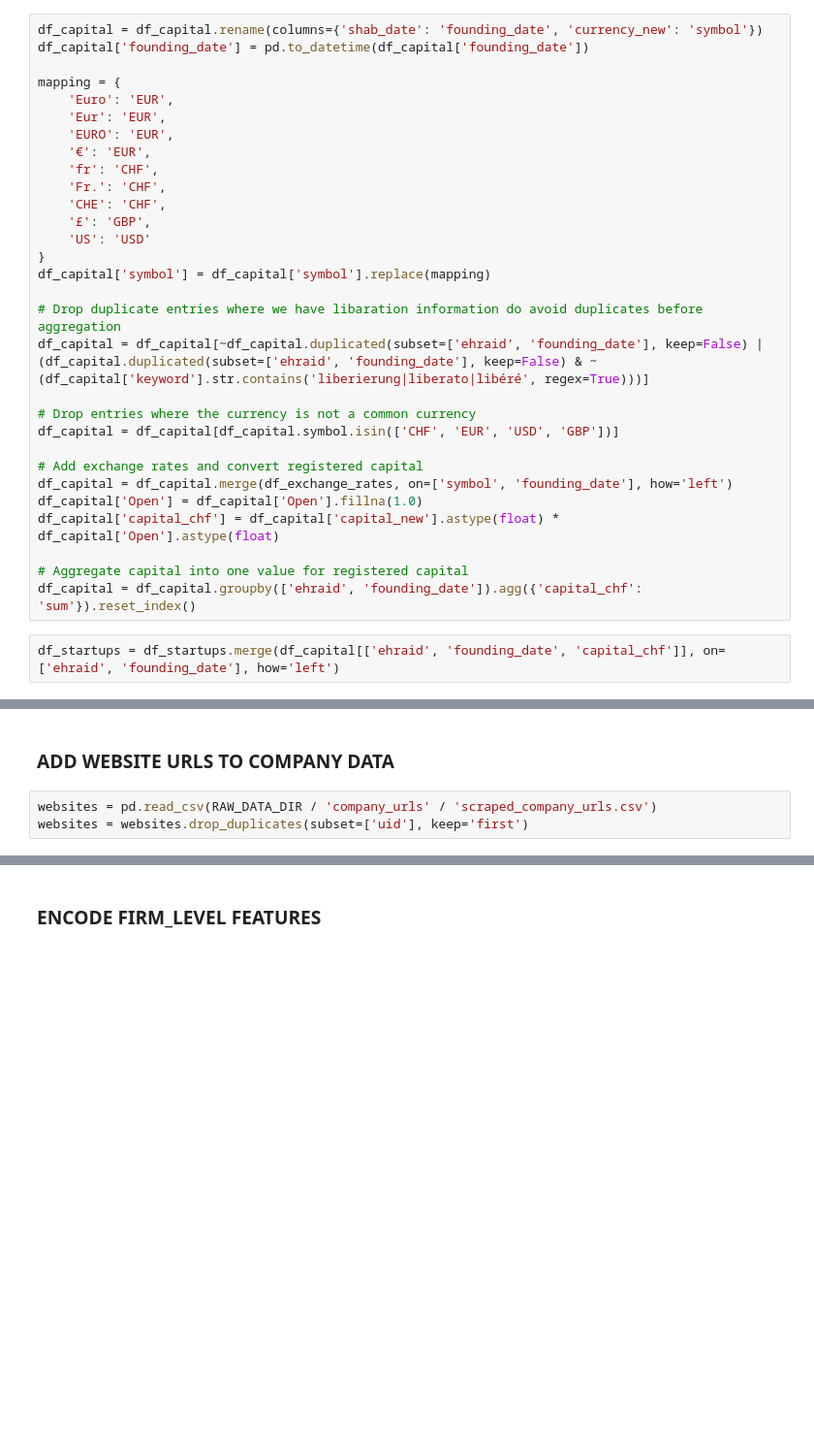
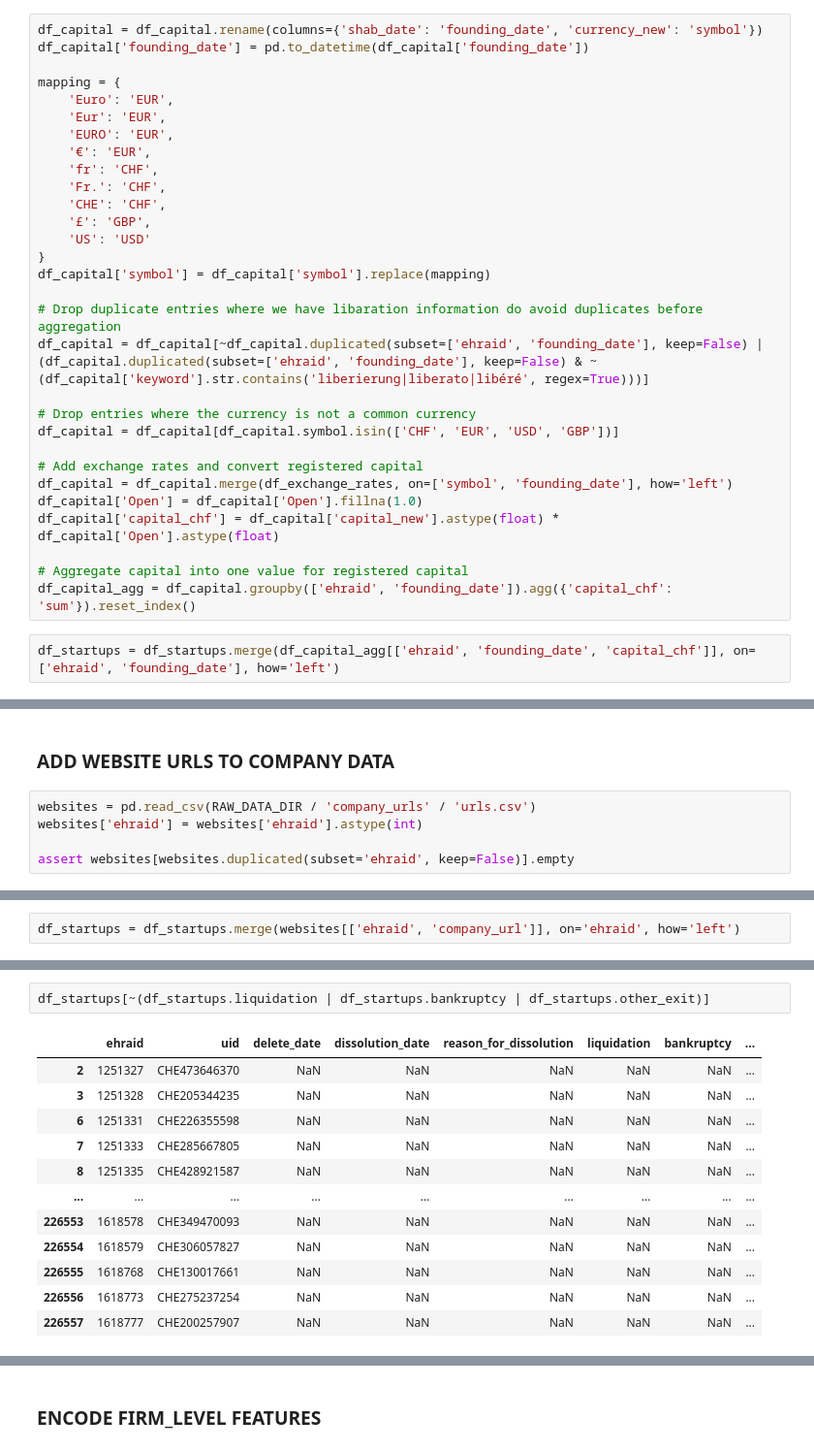
Before and after one commit to MaBlock7/company_success_prediction, a Jupyter notebook: success_prediction/zefix_feature_engineering.ipynb, the cells around one changed output, grey strips where cells are left out. Shown at 97% size. Drawn from its saved outputs; the diff is of its cells as text; blank space fills up the shorter version.

```diff
--- a/success_prediction/zefix_feature_engineering.ipynb
+++ b/success_prediction/zefix_feature_engineering.ipynb
@@ -339,7 +338,7 @@ df_capital['Open'] = df_capital['Open'].fillna(1.0)
 df_capital['capital_chf'] = df_capital['capital_new'].astype(float) * df_capital['Open'].astype(float)
 
 # Aggregate capital into one value for registered capital
-df_capital = df_capital.groupby(['ehraid', 'founding_date']).agg({'capital_chf': 'sum'}).reset_index()
+df_capital_agg = df_capital.groupby(['ehraid', 'founding_date']).agg({'capital_chf': 'sum'}).reset_index()
 # %%
-df_startups = df_startups.merge(df_capital[['ehraid', 'founding_date', 'capital_chf']], on=['ehraid', 'founding_date'], how='left')
+df_startups = df_startups.merge(df_capital_agg[['ehraid', 'founding_date', 'capital_chf']], on=['ehraid', 'founding_date'], how='left')
 # %%
@@ -361,5 +354,7 @@ df_startups
 # %% [markdown]
 ### ADD WEBSITE URLS TO COMPANY DATA
 # %%
-websites = pd.read_csv(RAW_DATA_DIR / 'company_urls' / 'scraped_company_urls.csv')
-websites = websites.drop_duplicates(subset=['uid'], keep='first')
+websites = pd.read_csv(RAW_DATA_DIR / 'company_urls' / 'urls.csv')
+websites['ehraid'] = websites['ehraid'].astype(int)
+
+assert websites[websites.duplicated(subset='ehraid', keep=False)].empty
@@ -381,0 +361,2 @@ websites
+# %%
+df_startups = df_startups.merge(websites[['ehraid', 'company_url']], on='ehraid', how='left')
@@ -381,0 +396,15 @@ websites
+# %%
+df_startups[~(df_startups.liquidation | df_startups.bankruptcy | df_startups.other_exit)]
+# %% [output]
+|  | ehraid | uid | delete_date | dissolution_date | reason_for_dissolution | liquidation | bankruptcy | ... |
+| 2 | 1251327 | CHE473646370 | NaN | NaN | NaN | NaN | NaN | ... |
+| 3 | 1251328 | CHE205344235 | NaN | NaN | NaN | NaN | NaN | ... |
+| 6 | 1251331 | CHE226355598 | NaN | NaN | NaN | NaN | NaN | ... |
+| 7 | 1251333 | CHE285667805 | NaN | NaN | NaN | NaN | NaN | ... |
+| 8 | 1251335 | CHE428921587 | NaN | NaN | NaN | NaN | NaN | ... |
+| ... | ... | ... | ... | ... | ... | ... | ... | ... |
+| 226553 | 1618578 | CHE349470093 | NaN | NaN | NaN | NaN | NaN | ... |
+| 226554 | 1618579 | CHE306057827 | NaN | NaN | NaN | NaN | NaN | ... |
+| 226555 | 1618768 | CHE130017661 | NaN | NaN | NaN | NaN | NaN | ... |
+| 226556 | 1618773 | CHE275237254 | NaN | NaN | NaN | NaN | NaN | ... |
+| 226557 | 1618777 | CHE200257907 | NaN | NaN | NaN | NaN | NaN | ... |
```
Also changed, not shown: parts of 15 cells of this notebook, 4 other files.
